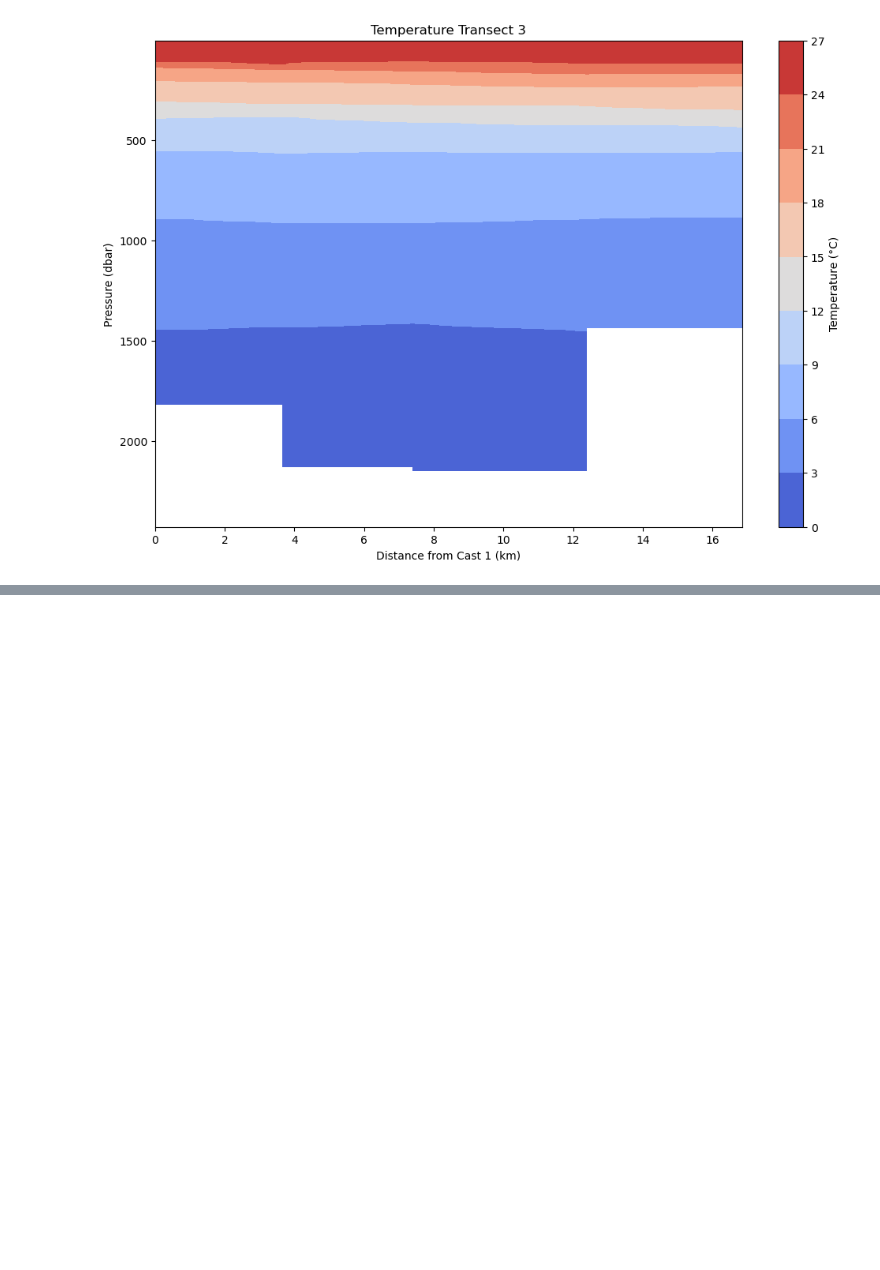
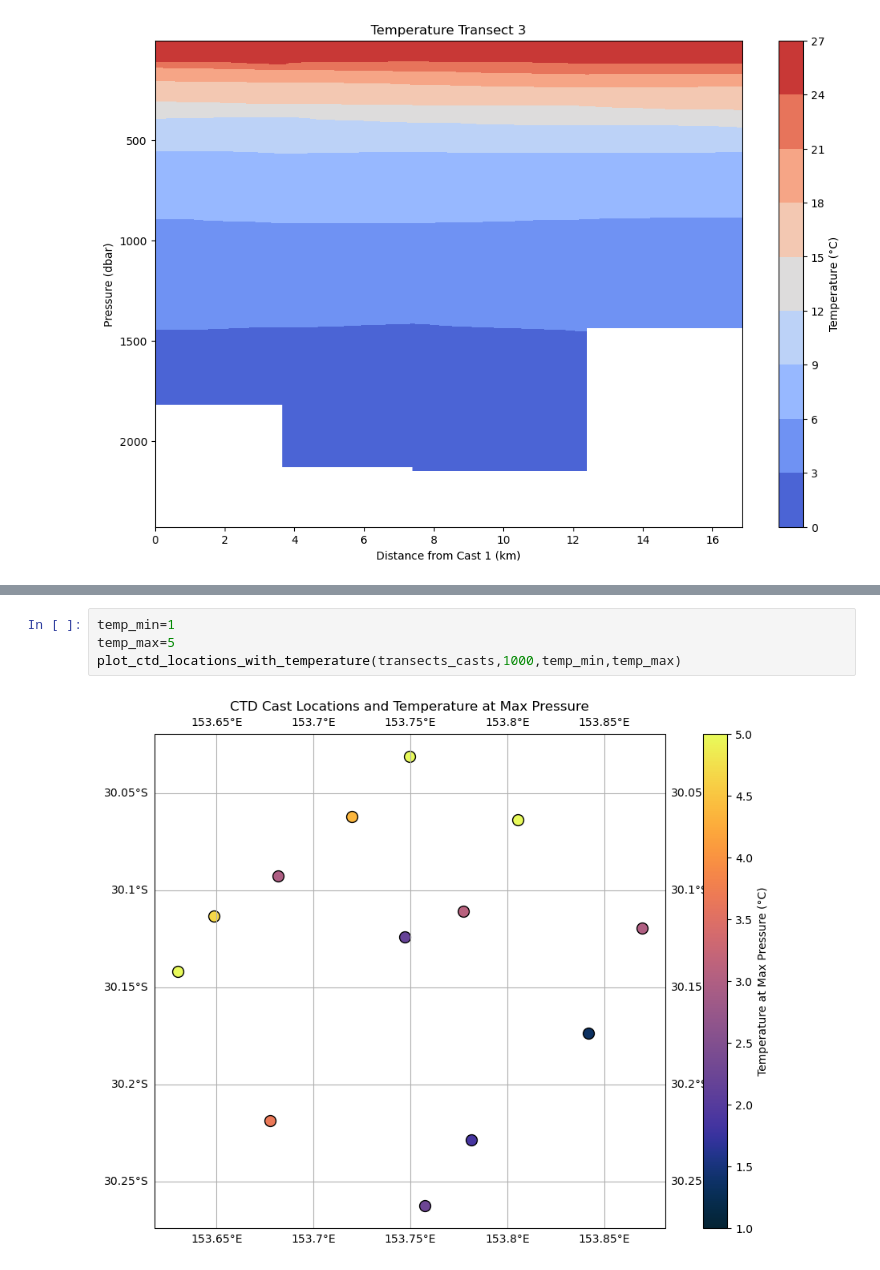
Before and after one commit to Isabela-conde/IN2024_V04-Data-Analysis, a Jupyter notebook: CTD/CTD_Temperature_Transects.ipynb, the cells around one changed output, grey strips where cells are left out. Drawn from its saved outputs; the diff is of its cells as text; blank space fills up the shorter version.

```diff
--- a/CTD/CTD_Temperature_Transects.ipynb
+++ b/CTD/CTD_Temperature_Transects.ipynb
@@ -246,0 +518,6 @@ for i, ds in enumerate(transects_datasets):
+# %%
+temp_min=1
+temp_max=5
+plot_ctd_locations_with_temperature(transects_casts,1000,temp_min,temp_max)
+# %% [output]
+[figure, added]
```
Also changed, not shown: parts of 15 cells of this notebook.
